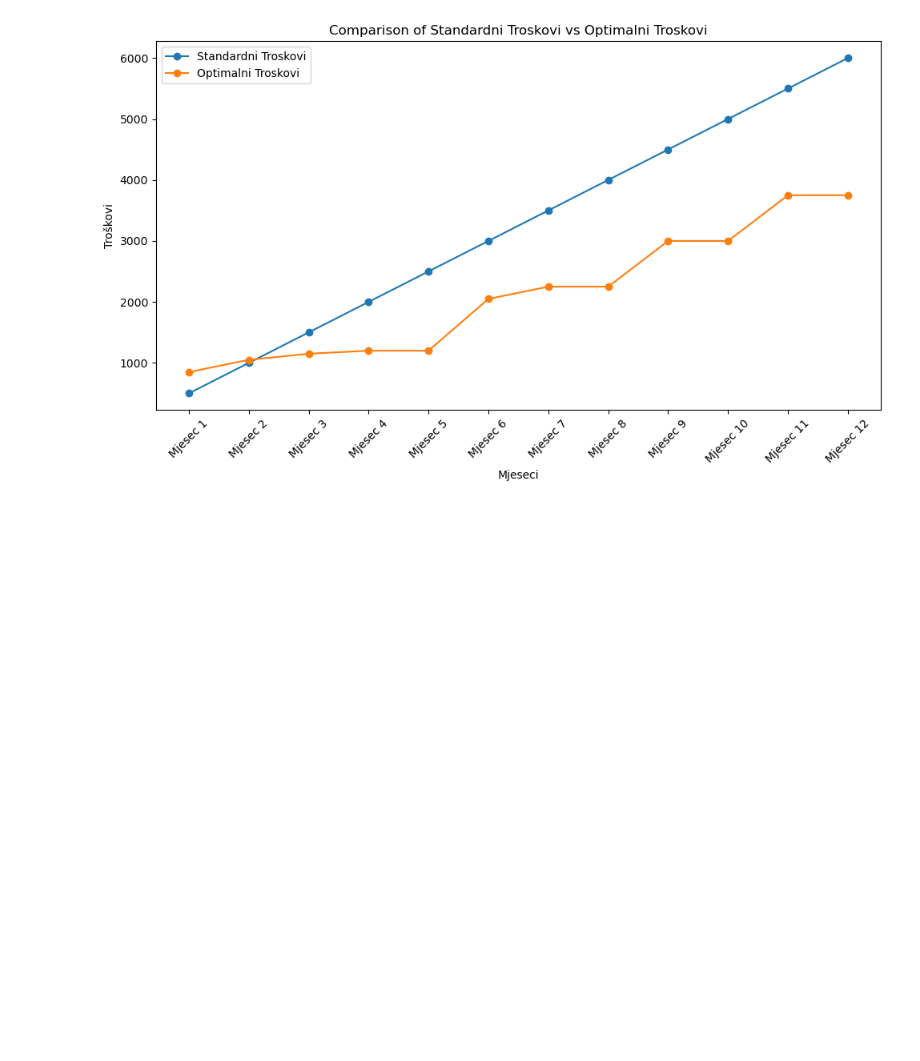
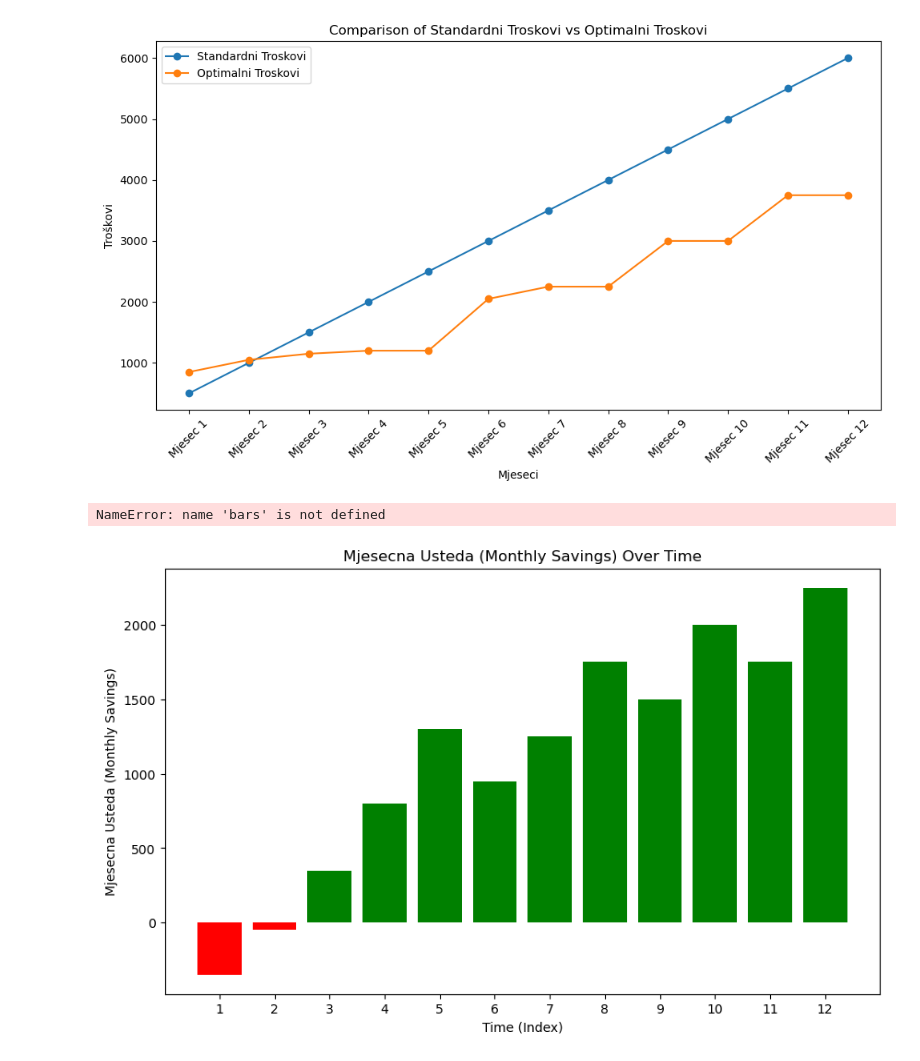
Before and after one commit to JednaKuna/planiranje_proizvodnje, a Jupyter notebook: izracun.ipynb, the cells around one changed output. Cells and saved outputs as stored; diff of their text form; code cells hidden in the pictures; blank space fills up the shorter version.

```diff
--- a/izracun.ipynb
+++ b/izracun.ipynb
@@ -373,3 +386,32 @@ plt.tight_layout()
 plt.show()
 # %% [output]
 [figure]
+# %%
+
+# Define a list to store the bar colors based on the 'mjesecna usteda' values
+bar_colors = ['red' if value < 0 else 'green' for value in usporedba_troskova_df['mjesecna usteda']]
+
+# Create a bar chart with conditional coloring
+plt.figure(figsize=(10, 6))
+plt.bar(usporedba_troskova_df.index, usporedba_troskova_df['mjesecna usteda'], color=bar_colors)
+
+# Labeling the chart
+plt.title('Mjesecna Usteda (Monthly Savings) Over Time')
+plt.xlabel('Time (Index)')
+plt.ylabel('Mjesecna Usteda (Monthly Savings)')
+plt.xticks(usporedba_troskova_df.index)  # Show all x-axis ticks for each index
+
+# Annotate each bar with its value
+for bar in bars:
+    # Get the height of the bar (the value of 'mjesecna usteda')
+    height = bar.get_height()
+    # Annotate the bar with the value, placing the label slightly below the bar
+    plt.text(bar.get_x() + bar.get_width() / 2, height - (height * 0.1),  # Positioning the label below the bar
+             f'{height:.2f}', ha='center', va='center', fontsize=10, color='black')
+
+
+# Display the chart
+plt.show()
+# %% [output]
+NameError: name 'bars' is not defined
+[figure, added]
```
Also changed, not shown: parts of 2 cells of this notebook, 1 other file.
